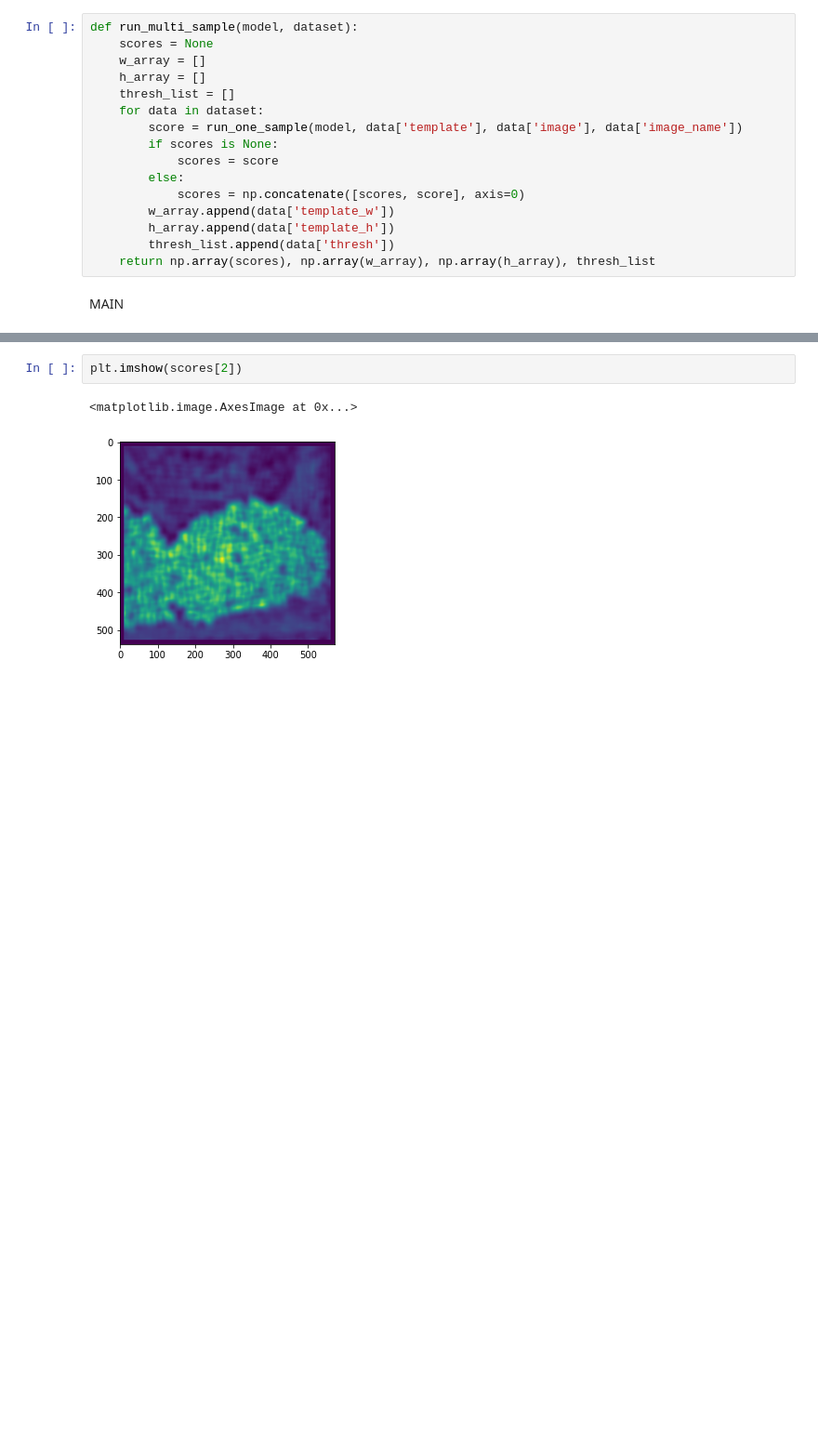
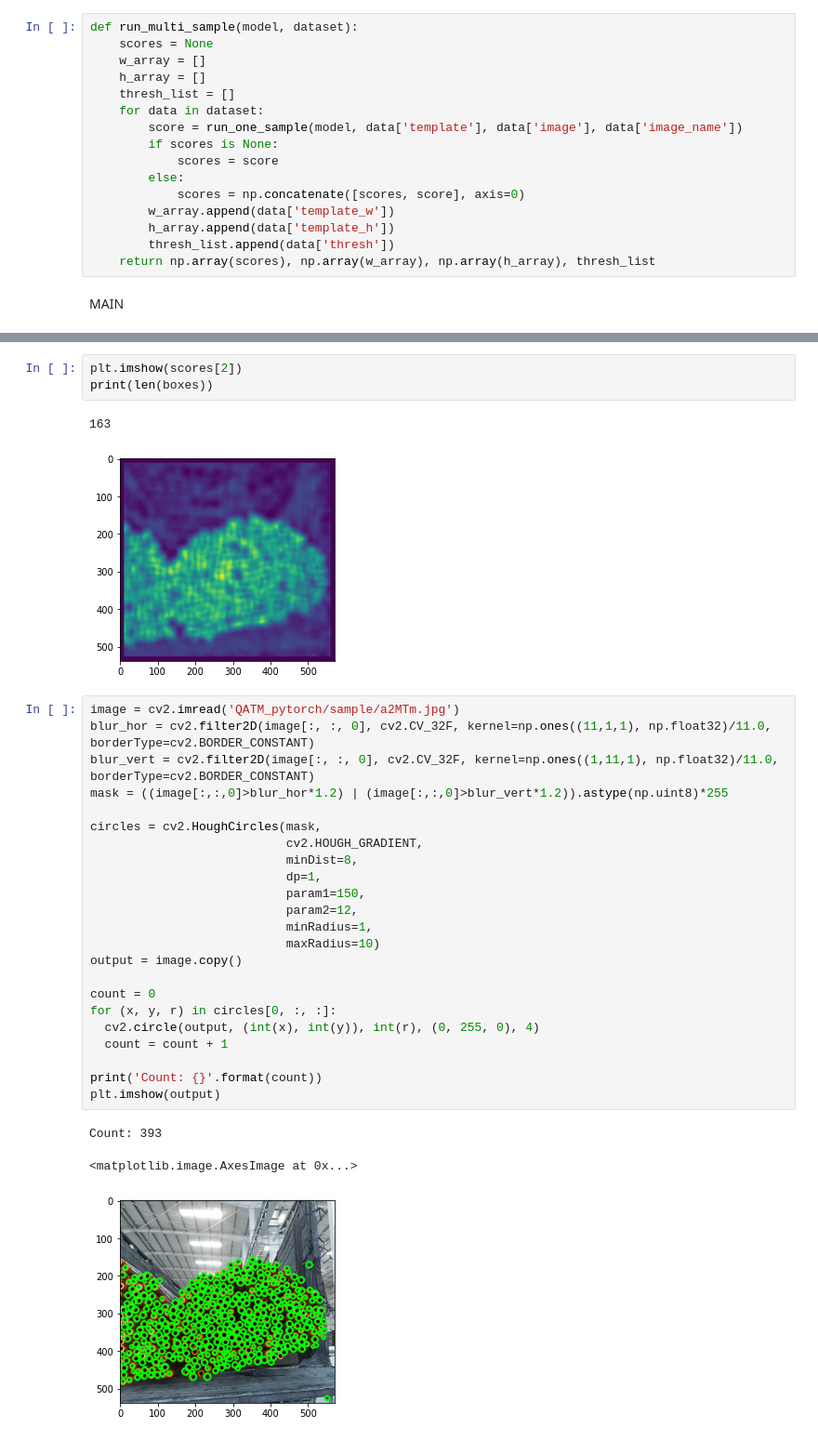
Before and after one commit to PrinceP/QATM_pytorch, a Jupyter notebook: Count_them_up.ipynb, the cells around one changed output, grey strips where cells are left out. Shown at 93% size. Saved outputs shown, nothing was run; the diff lists cells and outputs as text; blank space fills up the shorter version.

```diff
--- a/Count_them_up.ipynb
+++ b/Count_them_up.ipynb
@@ -330,5 +331,33 @@ d_img = plot_result_multi(dataset.image_raw, boxes, indices, show=True, save_nam
 # %%
 plt.imshow(scores[2])
+print(len(boxes))
 # %% [output]
-<matplotlib.image.AxesImage at 0x...>
+163
 [figure]
+# %%
+image = cv2.imread('QATM_pytorch/sample/a2MTm.jpg')
+blur_hor = cv2.filter2D(image[:, :, 0], cv2.CV_32F, kernel=np.ones((11,1,1), np.float32)/11.0, borderType=cv2.BORDER_CONSTANT)
+blur_vert = cv2.filter2D(image[:, :, 0], cv2.CV_32F, kernel=np.ones((1,11,1), np.float32)/11.0, borderType=cv2.BORDER_CONSTANT)
+mask = ((image[:,:,0]>blur_hor*1.2) | (image[:,:,0]>blur_vert*1.2)).astype(np.uint8)*255
+
+circles = cv2.HoughCircles(mask,
+                           cv2.HOUGH_GRADIENT,
+                           minDist=8,
+                           dp=1,
+                           param1=150,
+                           param2=12,
+                           minRadius=1,
+                           maxRadius=10)
+output = image.copy()
+
+count = 0
+for (x, y, r) in circles[0, :, :]:
+  cv2.circle(output, (int(x), int(y)), int(r), (0, 255, 0), 4)
+  count = count + 1
+
+print('Count: {}'.format(count))
+plt.imshow(output)
+# %% [output]
+Count: 393
+<matplotlib.image.AxesImage at 0x...>
+[figure, added]
```
Also changed, not shown: parts of 2 cells of this notebook.
